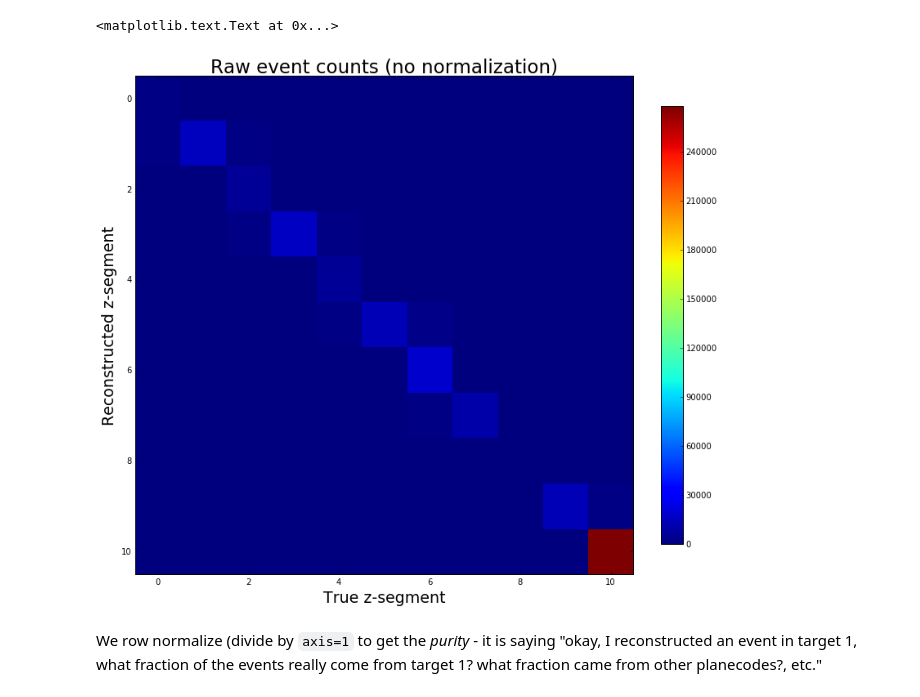
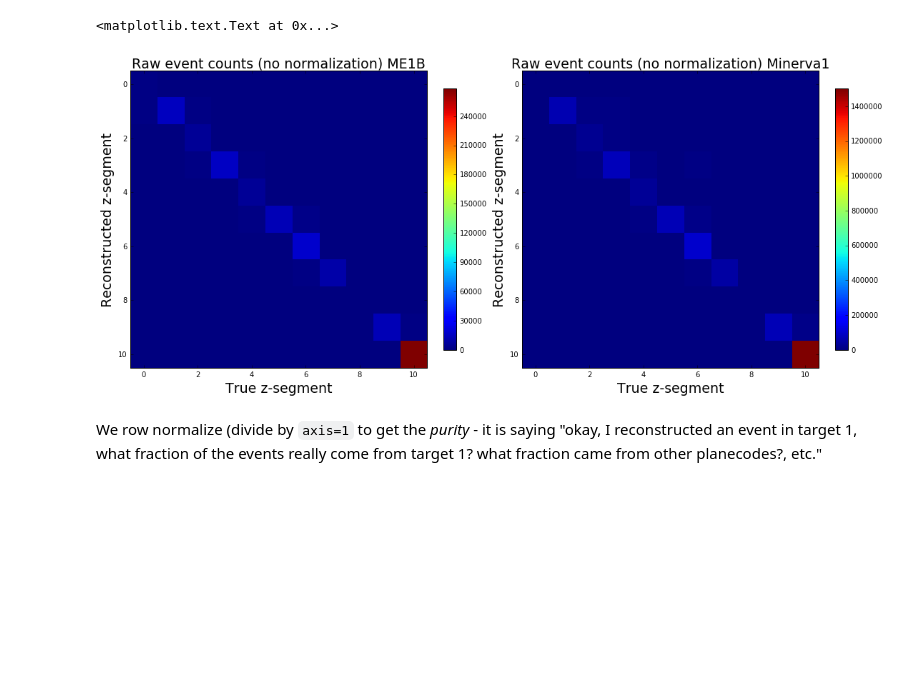
Before and after one commit to faizaakbar/ANNMINERvA, a Jupyter notebook: understanding_tracking_perf.ipynb, the cells around one changed output. Saved outputs shown, nothing was run; the diff lists cells and outputs as text; code cells hidden in the pictures; blank space fills up the shorter version.

```diff
--- a/understanding_tracking_perf.ipynb
+++ b/understanding_tracking_perf.ipynb
@@ -5,16 +5,27 @@ import matplotlib.pyplot as plt
 # %%
 run track_based_reco_perf.py
 # %%
-fig = plt.figure(figsize=(12,12))
-plt.imshow(arr_all_me1Bmc, cmap=plt.get_cmap('jet'), interpolation='nearest')
-plt.colorbar(fraction=0.04)
-plt.title("Raw event counts (no normalization)", fontsize=23)
+fig = plt.figure(figsize=(18,12))
+gs = plt.GridSpec(1, 2)
+
+ax = plt.subplot(gs[0])
+im = ax.imshow(arr_all_me1Bmc, cmap=plt.get_cmap('jet'), interpolation='nearest')
+cbar = plt.colorbar(im, fraction=0.04)
+plt.title("Raw event counts (no normalization) ME1B", fontsize=19)
 plt.xlabel('True z-segment', fontsize=19)
 plt.ylabel('Reconstructed z-segment', fontsize=19)
+
+ax = plt.subplot(gs[1])
+im = ax.imshow(arr_all_minerva1mc, cmap=plt.get_cmap('jet'), interpolation='nearest')
+cbar = plt.colorbar(im, fraction=0.04)
+plt.title("Raw event counts (no normalization) Minerva1", fontsize=19)
+plt.xlabel('True z-segment', fontsize=19)
+plt.ylabel('Reconstructed z-segment', fontsize=19)
+
 #fig.savefig('track_based_all_me1B.pdf')
 # %% [output]
 <matplotlib.text.Text at 0x...>
-[figure, old version]
+[figure, new version]
 # %% [markdown]
 We row normalize (divide by `axis=1` to get the _purity_ - it is saying "okay, I reconstructed an event in target 1, what fraction of the events really come from target 1? what fraction came from other planecodes?, etc."
 # %%
```
Also changed, not shown: parts of 2 cells of this notebook, 1 other file.
